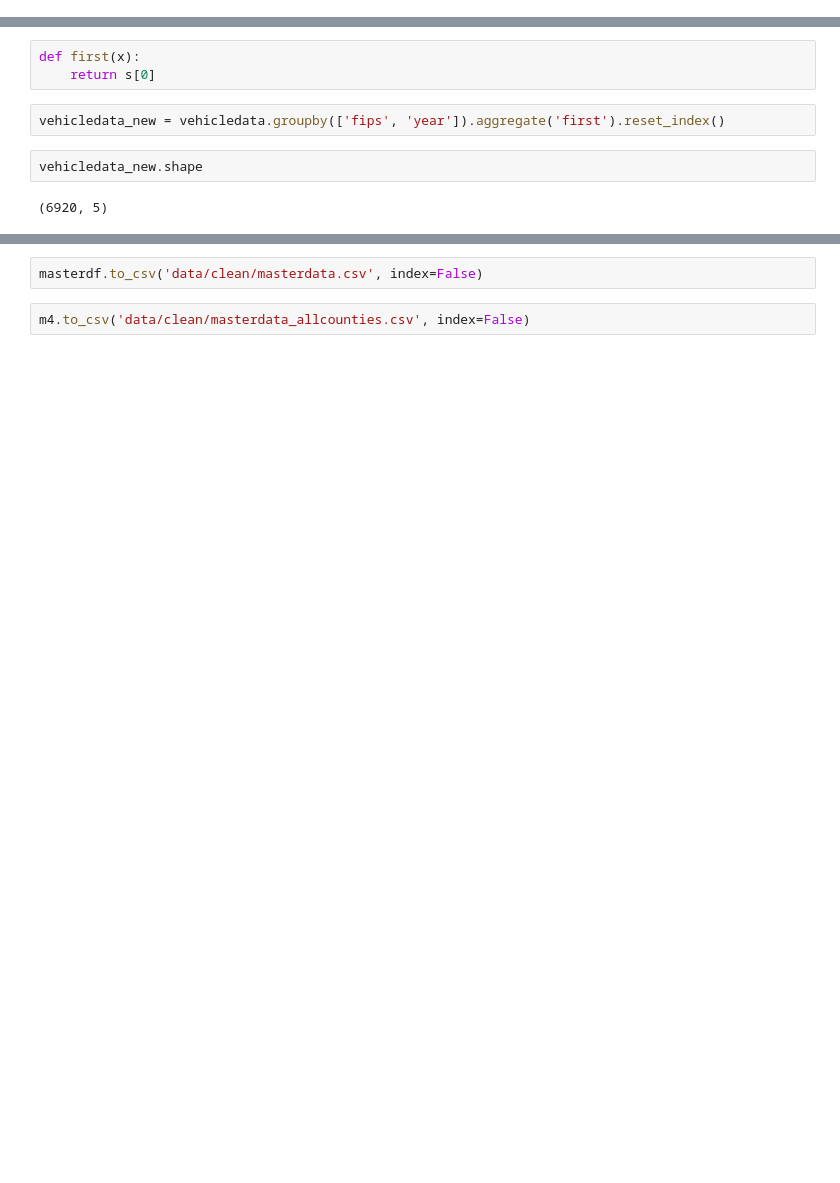
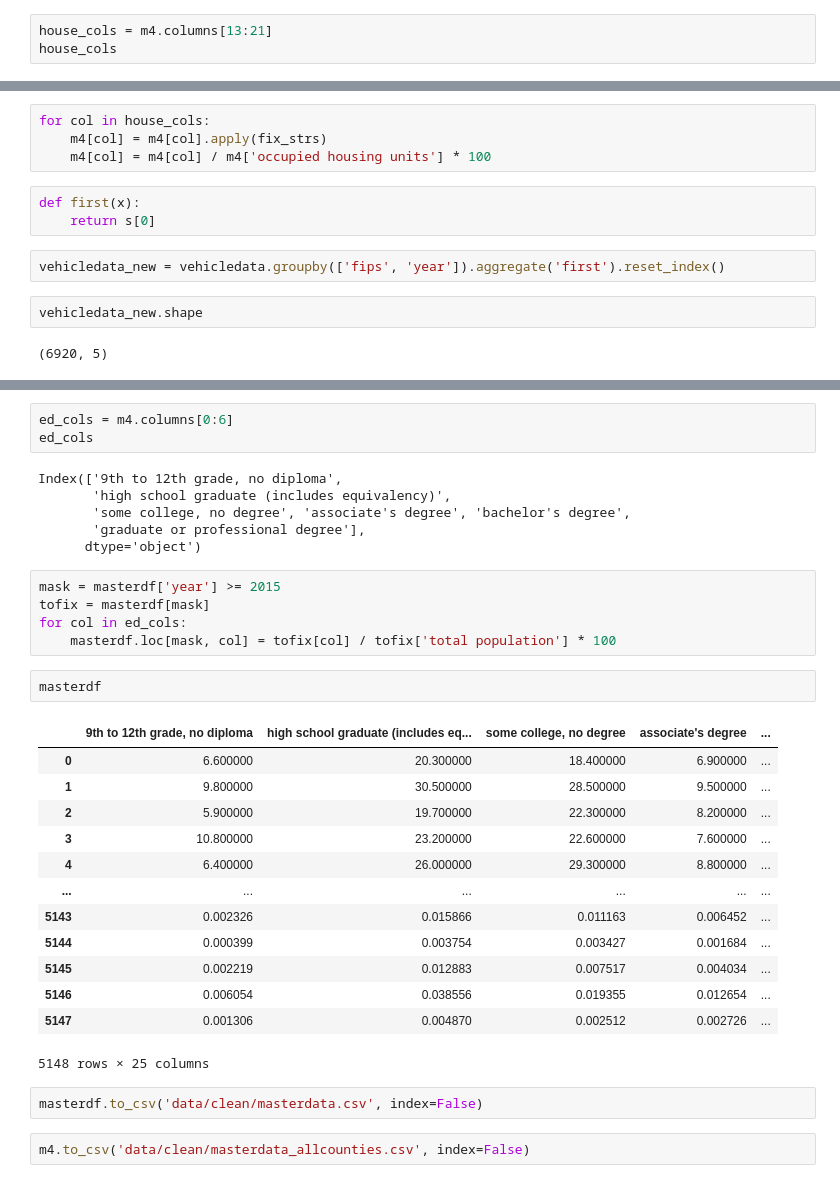
Before and after one commit to samaygarg/evprediction, a Jupyter notebook: finalproject_featurematrix.ipynb, the cells around one changed output, grey strips where cells are left out. Drawn from its saved outputs; the diff is of its cells as text; blank space fills up the shorter version.

Commit message:
fixed issues with masterdf

```diff
--- a/finalproject_featurematrix.ipynb
+++ b/finalproject_featurematrix.ipynb
@@ -164,0 +193,3 @@ Name: commute time, dtype: float64
+# %%
+house_cols = m4.columns[13:21]
+house_cols
@@ -165,3 +201,7 @@ Name: commute time, dtype: float64
+# %%
+for col in house_cols:
+    m4[col] = m4[col].apply(fix_strs)
+    m4[col] = m4[col] / m4['occupied housing units'] * 100
 # %%
 def first(x):
     return s[0]
@@ -197,6 +237,36 @@ masterdf.head(25)
 | 22 | 7.5 | 18.5 | 22.3 | 8.4 | ... |
 | 23 | 6.3 | 16.5 | 17.2 | 7.4 | ... |
 | 24 | 6.2 | 16.8 | 22.0 | 8.0 | ... |
+# %%
+ed_cols = m4.columns[0:6]
+ed_cols
+# %% [output]
+Index(['9th to 12th grade, no diploma',
+       'high school graduate (includes equivalency)',
+       'some college, no degree', 'associate's degree', 'bachelor's degree',
+       'graduate or professional degree'],
+      dtype='object')
+# %%
+mask = masterdf['year'] >= 2015
+tofix = masterdf[mask]
+for col in ed_cols:
+    masterdf.loc[mask, col] = tofix[col] / tofix['total population'] * 100
+# %%
+masterdf
+# %% [output]
+|  | 9th to 12th grade, no diploma | high school graduate (includes eq... | some college, no degree | associate's degree | ... |
+| 0 | 6.600000 | 20.300000 | 18.400000 | 6.900000 | ... |
+| 1 | 9.800000 | 30.500000 | 28.500000 | 9.500000 | ... |
+| 2 | 5.900000 | 19.700000 | 22.300000 | 8.200000 | ... |
+| 3 | 10.800000 | 23.200000 | 22.600000 | 7.600000 | ... |
+| 4 | 6.400000 | 26.000000 | 29.300000 | 8.800000 | ... |
+| ... | ... | ... | ... | ... | ... |
+| 5143 | 0.002326 | 0.015866 | 0.011163 | 0.006452 | ... |
+| 5144 | 0.000399 | 0.003754 | 0.003427 | 0.001684 | ... |
+| 5145 | 0.002219 | 0.012883 | 0.007517 | 0.004034 | ... |
+| 5146 | 0.006054 | 0.038556 | 0.019355 | 0.012654 | ... |
+| 5147 | 0.001306 | 0.004870 | 0.002512 | 0.002726 | ... |
+5148 rows × 25 columns
 # %%
 masterdf.to_csv('data/clean/masterdata.csv', index=False)
 # %%
```
Also changed, not shown: parts of 9 cells of this notebook, 4 other files.
